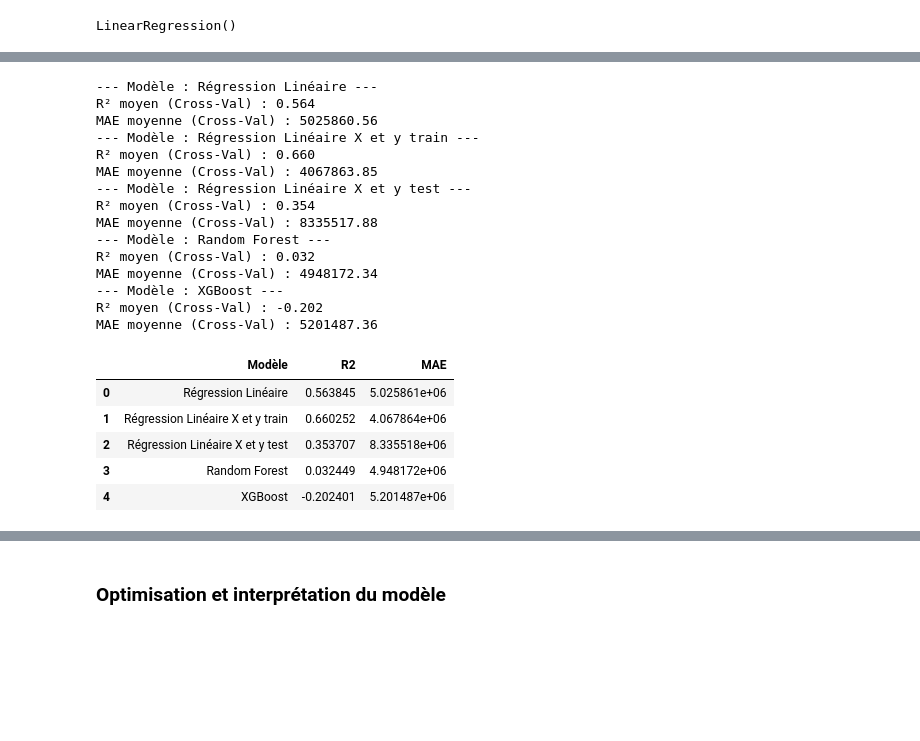
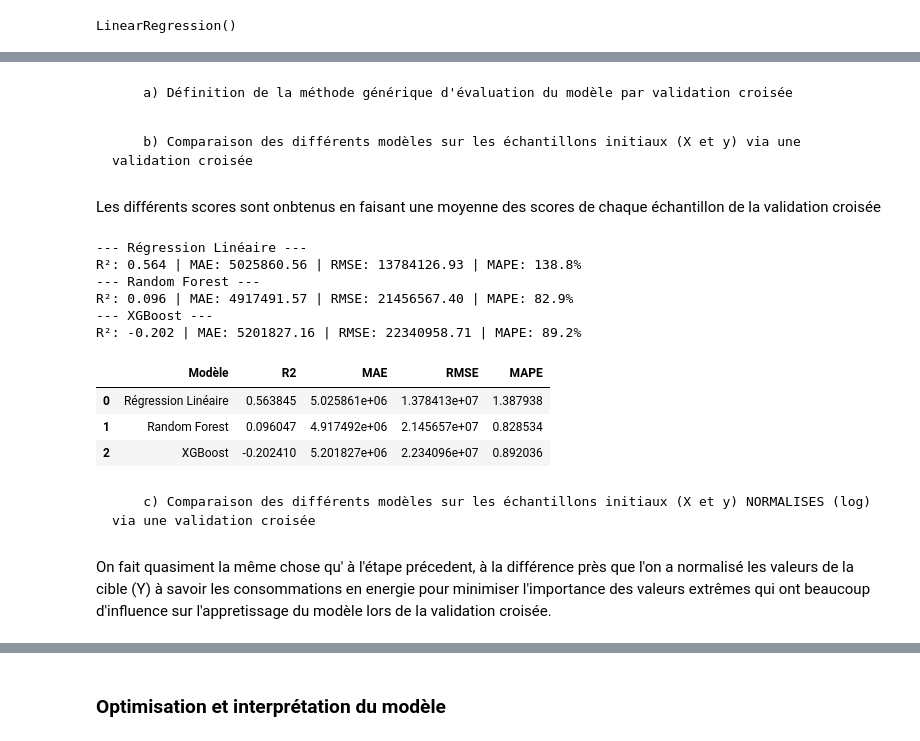
Before and after one commit to AxelFB1992/projet6, a Jupyter notebook: template_modelisation_supervisee.ipynb, the cells around one changed output, grey strips where cells are left out. Saved outputs shown, nothing was run; the diff lists cells and outputs as text; code cells hidden in the pictures; blank space fills up the shorter version.

```diff
--- a/template_modelisation_supervisee.ipynb
+++ b/template_modelisation_supervisee.ipynb
@@ -2295,3 +2366,5 @@ MAPE: 1.5598952644059607
+# %% [markdown]
+        a) Définition de la méthode générique d'évaluation du modèle par validation croisée
 # %%
 from sklearn.model_selection import cross_validate
 from sklearn.metrics import mean_absolute_error, r2_score
@@ -2314,56 +2419,44 @@ def evaluate_model(model, name, X, y):
+# %% [markdown]
+        b) Comparaison des différents modèles sur les échantillons initiaux (X et y) via une validation croisée
+# %% [markdown]
+Les différents scores sont onbtenus en faisant une moyenne des scores de chaque échantillon de la validation croisée
 # %%
-from sklearn.linear_model import LinearRegression
-from sklearn.ensemble import RandomForestRegressor
-from xgboost import XGBRegressor # Si tu l'as installé
-
 # On stocke les résultats pour faire un tableau final
 results = []
 
 # 1. Régression Linéaire (Baseline)
 lr = LinearRegression()
-results.append(evaluate_model(lr, "Régression Linéaire", X, y))
-
-# 1. a. Régression Linéaire (Baseline)
-lr = LinearRegression()
-results.append(evaluate_model(lr, "Régression Linéaire X et y train", X_train, y_train))
-
-# 1. b. Régression Linéaire (Baseline)
-lr = LinearRegression()
-results.append(evaluate_model(lr, "Régression Linéaire X et y test", X_test, y_test))
+#results.append(evaluate_model(lr, "Régression Linéaire", X, y))
+results.append(evaluate_model_complete(lr, "Régression Linéaire", X, y))
 
 # 2. Random Forest (Modèle non-linéaire robuste)
 rf = RandomForestRegressor(random_state=42)
-results.append(evaluate_model(rf, "Random Forest", X, y))
+#results.append(evaluate_model(rf, "Random Forest", X, y))
+results.append(evaluate_model_complete(rf, "Random Forest", X, y))
 
 # 3. XGBoost (Modèle très performant)
 xgb = XGBRegressor(random_state=42)
-results.append(evaluate_model(xgb, "XGBoost", X, y))
+#results.append(evaluate_model(xgb, "XGBoost", X, y))
+results.append(evaluate_model_complete(xgb, "XGBoost", X, y))
 
 # Tableau récapitulatif
 df_results = pd.DataFrame(results)
 display(df_results)
 # %% [output]
---- Modèle : Régression Linéaire ---
-R² moyen (Cross-Val) : 0.564
-MAE moyenne (Cross-Val) : 5025860.56
---- Modèle : Régression Linéaire X et y train ---
-R² moyen (Cross-Val) : 0.660
-MAE moyenne (Cross-Val) : 4067863.85
---- Modèle : Régression Linéaire X et y test ---
-R² moyen (Cross-Val) : 0.354
-MAE moyenne (Cross-Val) : 8335517.88
---- Modèle : Random Forest ---
-R² moyen (Cross-Val) : 0.032
-MAE moyenne (Cross-Val) : 4948172.34
---- Modèle : XGBoost ---
-R² moyen (Cross-Val) : -0.202
-MAE moyenne (Cross-Val) : 5201487.36
+--- Régression Linéaire ---
+R²: 0.564 | MAE: 5025860.56 | RMSE: 13784126.93 | MAPE: 138.8%
+--- Random Forest ---
+R²: 0.096 | MAE: 4917491.57 | RMSE: 21456567.40 | MAPE: 82.9%
+--- XGBoost ---
+R²: -0.202 | MAE: 5201827.16 | RMSE: 22340958.71 | MAPE: 89.2%
-|  | Modèle | R2 | MAE |
-| 0 | Régression Linéaire | 0.563845 | 5.025861e+06 |
-| 1 | Régression Linéaire X et y train | 0.660252 | 4.067864e+06 |
-| 2 | Régression Linéaire X et y test | 0.353707 | 8.335518e+06 |
-| 3 | Random Forest | 0.032449 | 4.948172e+06 |
-| 4 | XGBoost | -0.202401 | 5.201487e+06 |
+|  | Modèle | R2 | MAE | RMSE | MAPE |
+| 0 | Régression Linéaire | 0.563845 | 5.025861e+06 | 1.378413e+07 | 1.387938 |
+| 1 | Random Forest | 0.096047 | 4.917492e+06 | 2.145657e+07 | 0.828534 |
+| 2 | XGBoost | -0.202410 | 5.201827e+06 | 2.234096e+07 | 0.892036 |
+# %% [markdown]
+        c) Comparaison des différents modèles sur les échantillons initiaux (X et y) NORMALISES (log) via une validation croisée
+# %% [markdown]
+On fait quasiment la même chose qu' à l'étape précedent, à la différence près que l'on a normalisé les valeurs de la cible (Y) à savoir les consommations en energie pour minimiser l'importance des valeurs extrêmes qui ont beaucoup d'influence sur l'appretissage du modèle lors de la validation croisée.
 # %%
 # 1. On transforme la cible en log
 y_train_log = np.log1p(y)
```
Also changed, not shown: parts of 28 cells of this notebook.
